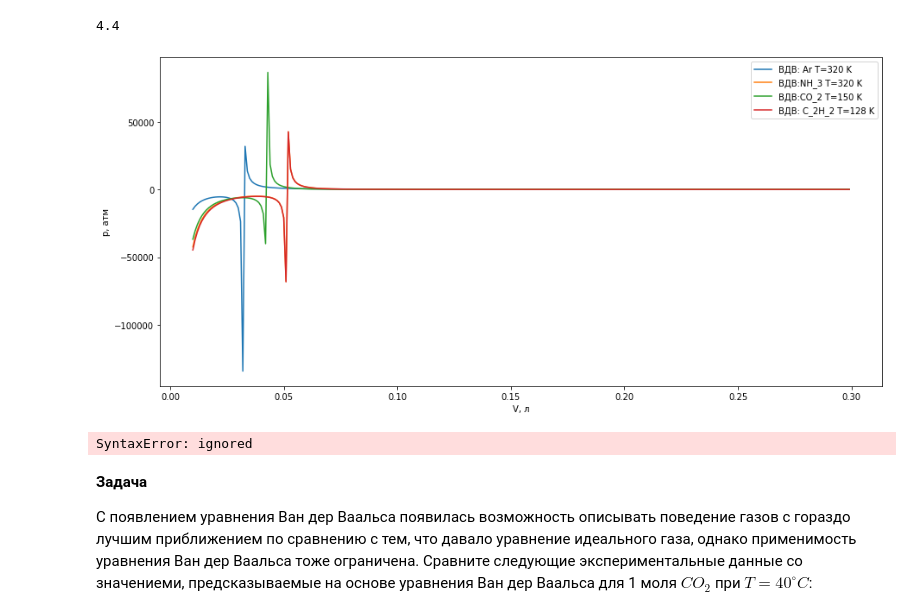
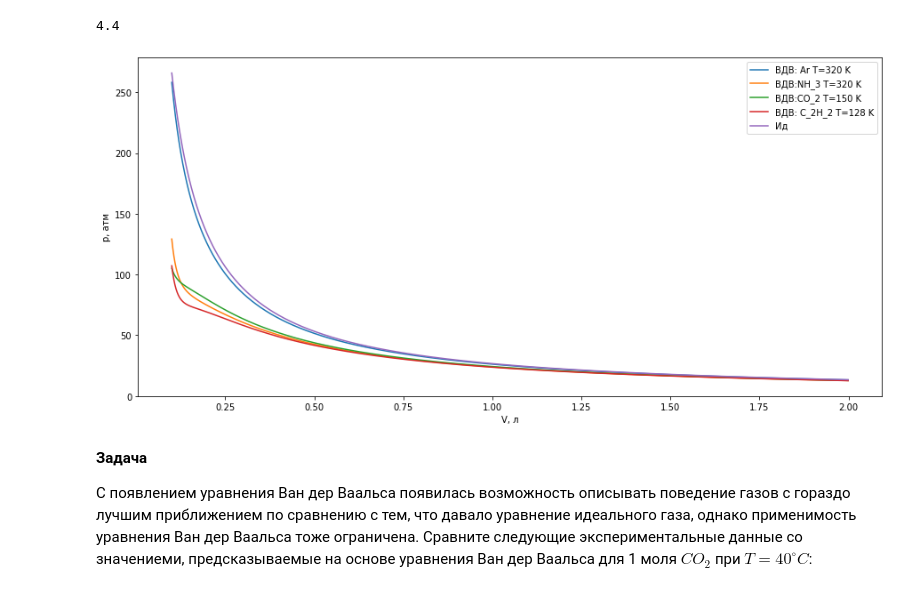
Before and after one commit to vesnin41/thermodynamics, a Jupyter notebook: Уравнения_состояния_решение.ipynb, the cells around one changed output. Drawn from its saved outputs; the diff is of its cells as text; code cells hidden in the pictures.

```diff
--- a/Уравнения_состояния_решение.ipynb
+++ b/Уравнения_состояния_решение.ipynb
@@ -122,6 +122,8 @@ plt.ylabel('p, атм');
 **Задача**
 
 Постройте кривые Ван дер Ваальса $p-V$ для некоторых газов, вошедших в таблицу. В частности, сравните кривые Ван дер Ваальса для $CO_2$ и $He$ с уравнением состояния идеального газа.
+# %%
+V = np.arange(0.1, 2, 0.001)
 # %%
 p_VW2 = lambda V,T, a, b: R*T/(V-b) - a/(V**2)
 # %%
@@ -150,22 +152,16 @@ p_VW2(V, 310, df_1.loc['C_2H_2', 'a'], df_1.loc['C_2H_2', 'b']);
 # %%
 plt.figure(figsize=(15,7))
 plt.plot(V, p_VW2(V, 320, df_1.loc['Ar', 'a'], df_1.loc['Ar', 'b']),label='ВДВ: Ar T=320 K')
 plt.plot(V, p_VW2(V, 320, df_1.loc['NH_3', 'a'], df_1.loc['NH_3', 'b']), label='ВДВ:NH_3 T=320 K')
 plt.plot(V, p_VW2(V, 320, df_1.loc['CO_2', 'a'], df_1.loc['CO_2', 'b']), label='ВДВ:CO_2 T=150 K')
 plt.plot(V, p_VW2(V, 320, df_1.loc['C_2H_2', 'a'], df_1.loc['C_2H_2', 'b']), label='ВДВ: C_2H_2 T=128 K')
+plt.plot(V, p_ID(V, 320), label='Ид ')
 
 plt.legend()
 plt.xlabel('V, л')
 plt.ylabel('p, атм');
 # %% [output]
-[figure, old version]
+[figure, new version]
-# %%
-𝐶2𝐻2 	4,40	0,0514
-𝑁𝐻3 	4,18	0,0371
-Аргон	𝐴𝑟	1,34	0,0322
-Диоксид углерода	𝐶𝑂2	3,59	0,0427
-# %% [output]
-SyntaxError: ignored
 # %% [markdown]
 **Задача**
 
```
Also changed, not shown: parts of 2 cells of this notebook.
